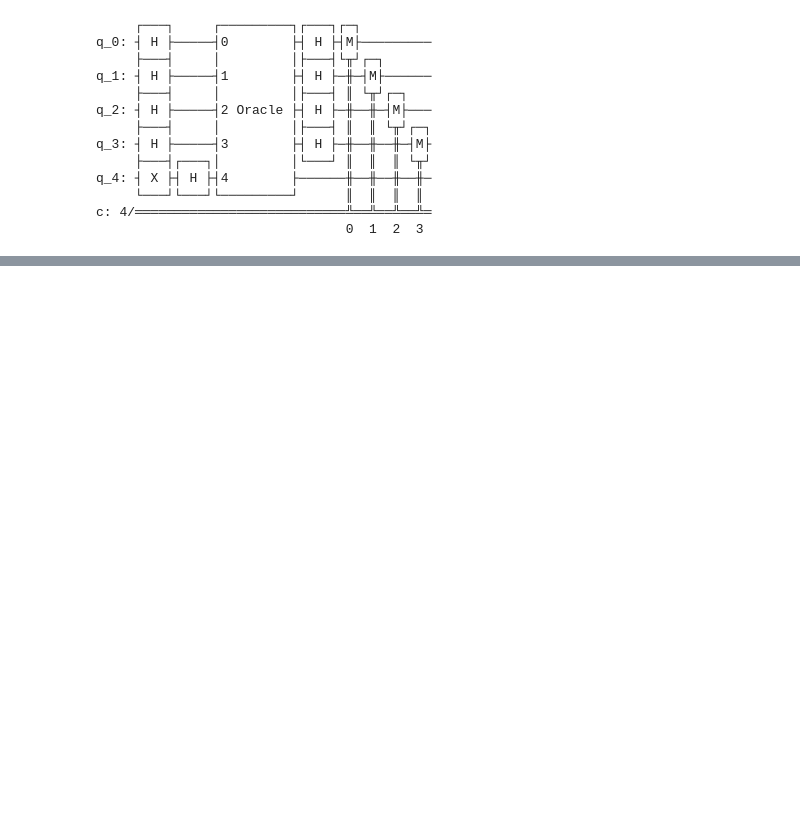
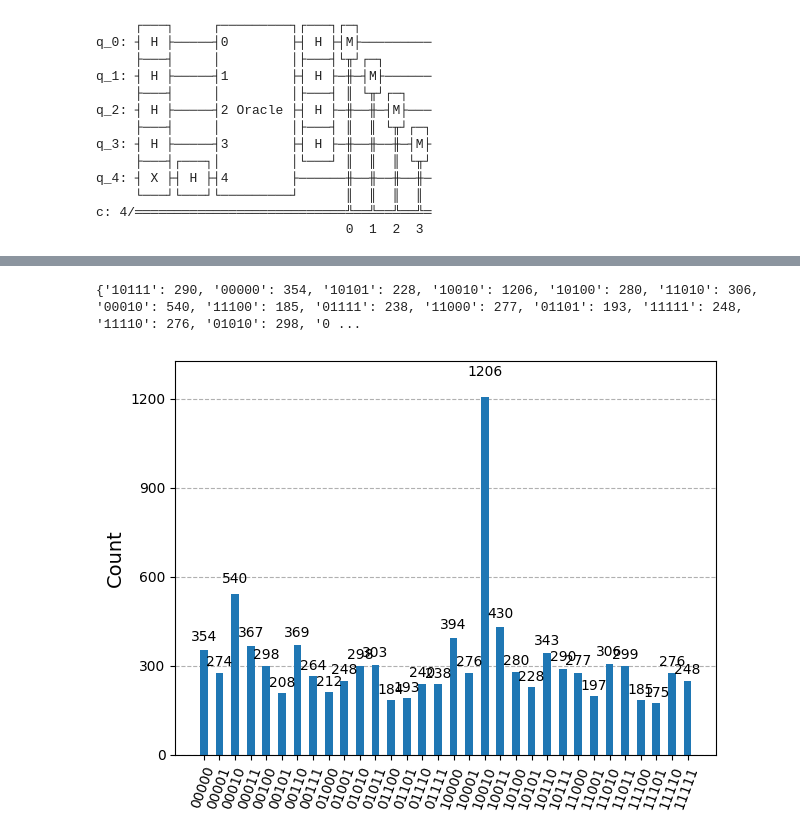
Before and after one commit to vnikonov63/quantum-learning, a Jupyter notebook: Untitled.ipynb, the cells around one changed output, grey strips where cells are left out. Drawn from its saved outputs; the diff is of its cells as text; code cells hidden in the pictures; blank space fills up the shorter version.

Commit message:
Lecture 6 is done
I understand visually why the Grovers algorithm works, but I would have trouble proving it from scratch

```diff
--- a/Untitled.ipynb
+++ b/Untitled.ipynb
@@ -169,0 +213,7 @@ qiskit_runtime_service.backends:WARNING:2026-03-25 22:15:55,472: Using instance:
+# %%
+n = 5
+x = np.random.randint(2**n)
+marked = [x]
+gr_circuit = Grover(n, marked)
+
+gr_circuit.draw()
@@ -169,0 +239,19 @@ qiskit_runtime_service.backends:WARNING:2026-03-25 22:15:55,472: Using instance:
+# %%
+from qiskit_ibm_runtime import QiskitRuntimeService, SamplerV2 as Sampler
+from qiskit.transpiler import generate_preset_pass_manager
+from qiskit.visualization import plot_histogram
+
+service = QiskitRuntimeService(channel="ibm_quantum_platform")
+backend = service.least_busy(simulator=False, operational=True)
+
+pm = generate_preset_pass_manager(backend=backend, optimization_level=3)
+isa_circuit = pm.run(gr_circuit)
+
+sampler = Sampler(mode=backend)
+job = sampler.run([isa_circuit], shots=10000)
+result = job.result()
+
+counts_grover = result[0].data.c.get_counts()
+print(counts_grover)
+plot_histogram(counts_grover)
+# %% [output]
@@ -169,0 +261,2 @@ qiskit_runtime_service.backends:WARNING:2026-03-25 22:15:55,472: Using instance:
+{'10111': 290, '00000': 354, '10101': 228, '10010': 1206, '10100': 280, '11010': 306, '00010': 540, '11100': 185, '01111': 238, '11000': 277, '01101': 193, '11111': 248, '11110': 276, '01010': 298, '0 ...
+[figure, added]
```
Also changed, not shown: parts of 7 cells of this notebook, 1 other file.
